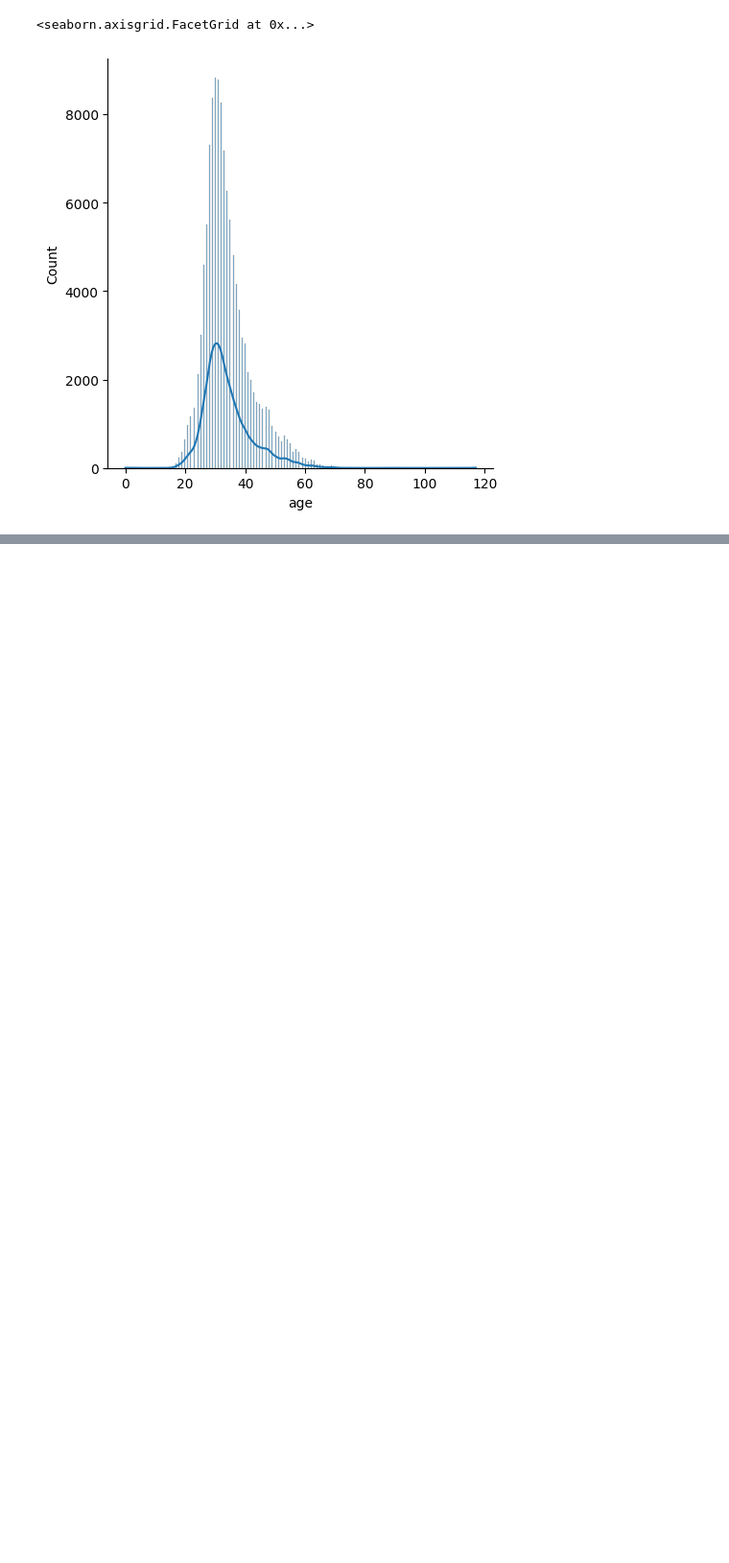
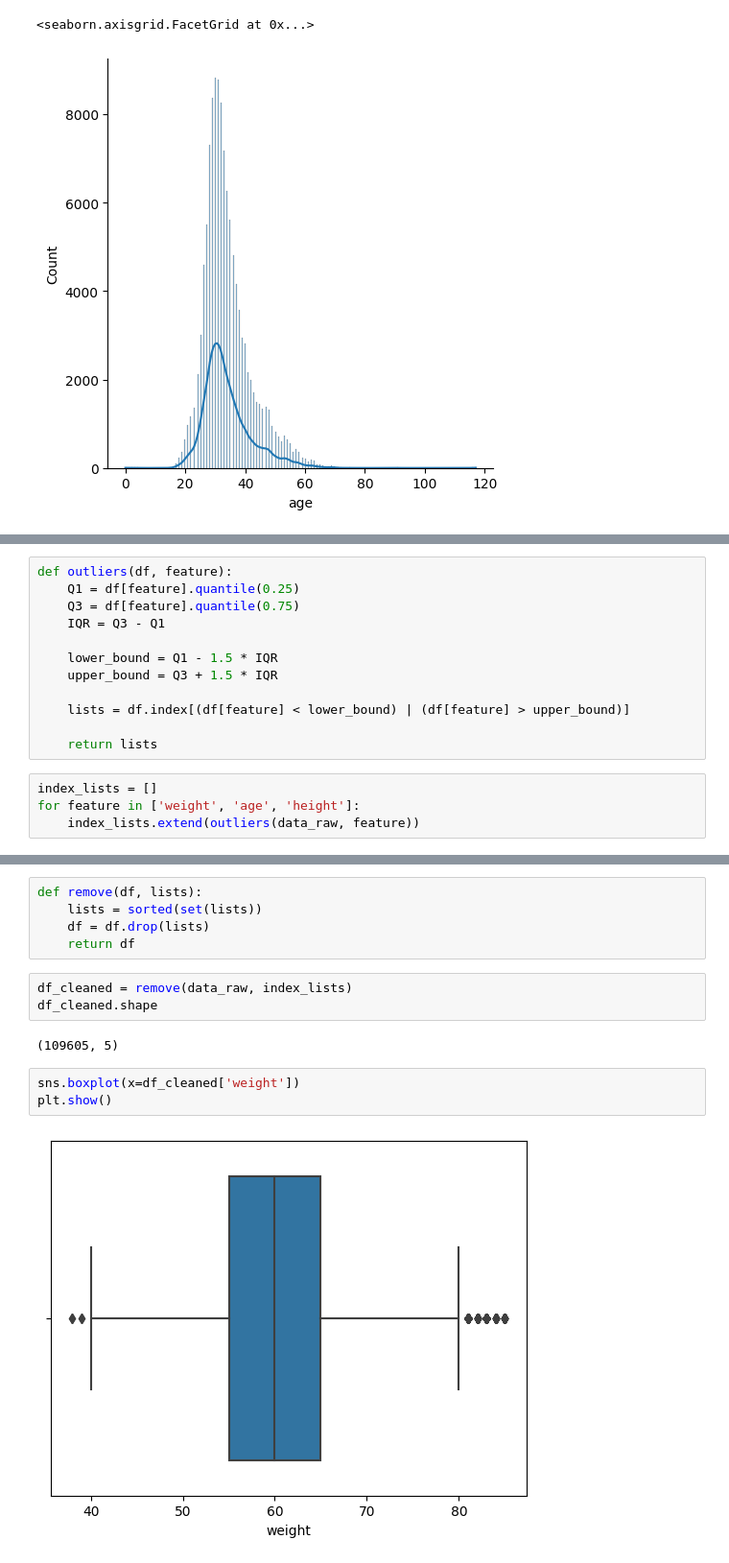
Before and after one commit to vanhuytran2610/BE-Fashion-PredictSize, a Jupyter notebook: predict-size.ipynb, the cells around one changed output, grey strips where cells are left out. Shown at 96% size. Drawn from its saved outputs; the diff is of its cells as text; blank space fills up the shorter version.

```diff
--- a/predict-size.ipynb
+++ b/predict-size.ipynb
@@ -85,0 +172,16 @@ sns.displot(x=data_raw['height'], kde=True)
+# %%
+def outliers(df, feature):
+    Q1 = df[feature].quantile(0.25)
+    Q3 = df[feature].quantile(0.75)
+    IQR = Q3 - Q1
+
+    lower_bound = Q1 - 1.5 * IQR
+    upper_bound = Q3 + 1.5 * IQR
+
+    lists = df.index[(df[feature] < lower_bound) | (df[feature] > upper_bound)]
+
+    return lists
+# %%
+index_lists = []
+for feature in ['weight', 'age', 'height']:
+    index_lists.extend(outliers(data_raw, feature))
@@ -85,0 +208,15 @@ sns.displot(x=data_raw['height'], kde=True)
+# %%
+def remove(df, lists):
+    lists = sorted(set(lists))
+    df = df.drop(lists)
+    return df
+# %%
+df_cleaned = remove(data_raw, index_lists)
+df_cleaned.shape
+# %% [output]
+(109605, 5)
+# %%
+sns.boxplot(x=df_cleaned['weight'])
+plt.show()
+# %% [output]
+[figure, added]
```
Also changed, not shown: parts of 22 cells of this notebook, 2 other files.
